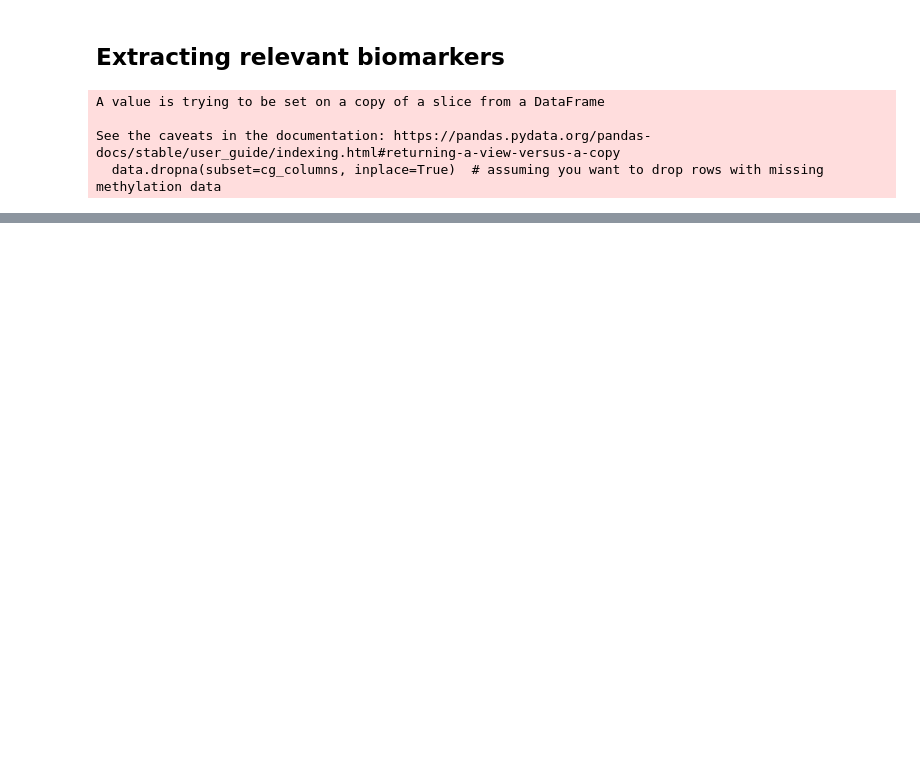
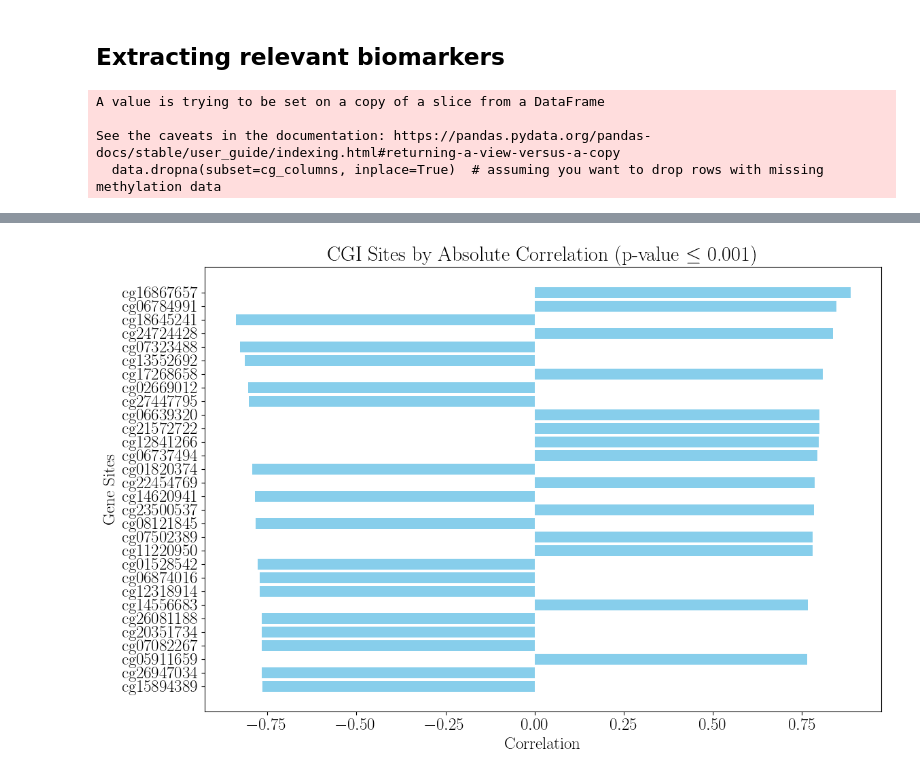
Before and after one commit to AmroAbdrabo/project-fasting-on-aging, a Jupyter notebook: exploratory_analysis.ipynb, the cells around one changed output, grey strips where cells are left out. Saved outputs shown, nothing was run; the diff lists cells and outputs as text; code cells hidden in the pictures; blank space fills up the shorter version.

```diff
--- a/exploratory_analysis.ipynb
+++ b/exploratory_analysis.ipynb
@@ -220,0 +298,4 @@ plt.show()
+# %%
+cg_sites_hor = plot_top_correlations(cg_hor_corrs, cg_hor_pvalues, "CGI", "Horvath") # HORVATH
+# %% [output]
+[figure, added]
```
Also changed, not shown: parts of 28 cells of this notebook, 25 other files.
